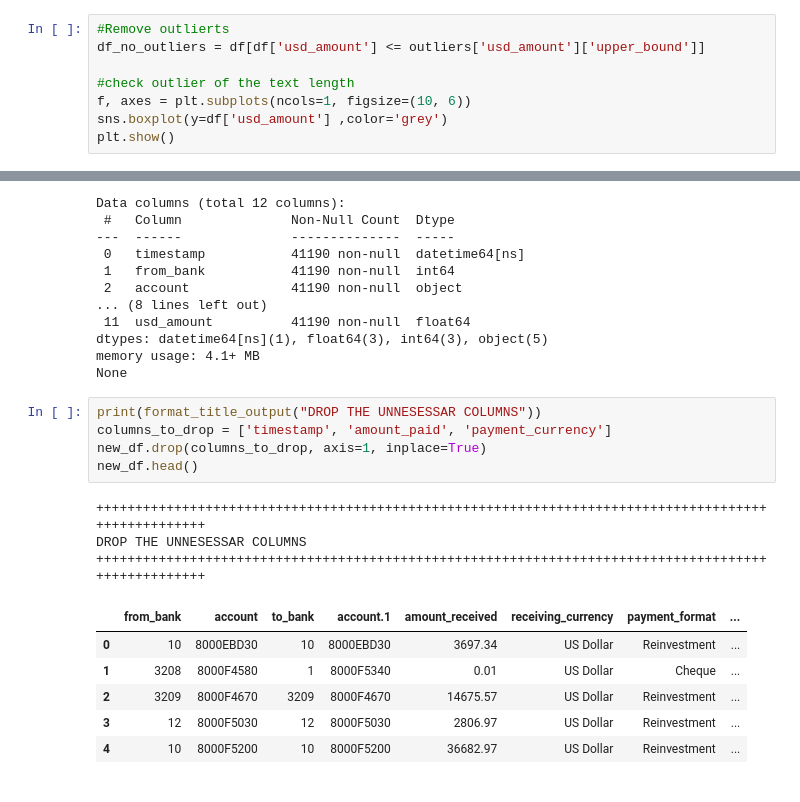
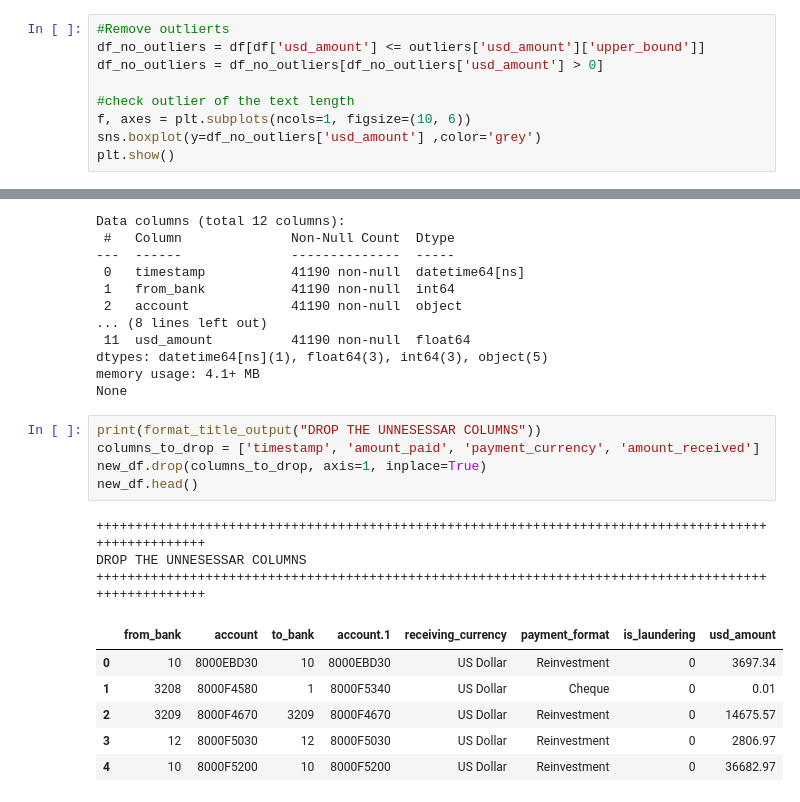
Before and after one commit to votanasrey/Hybrid-Node-Clustering-Approach-for-Graph-Based-Anti-Money-Laundering, a Jupyter notebook: model_dev/logistic_regression.ipynb, the cells around one changed output, grey strips where cells are left out. Cells and saved outputs as stored; diff of their text form.

```diff
--- a/model_dev/logistic_regression.ipynb
+++ b/model_dev/logistic_regression.ipynb
@@ -387,9 +399,10 @@ OUTLIERS DETECTION - AMOUNT RECEIVED & PAID
 # %%
 #Remove outlierts
 df_no_outliers = df[df['usd_amount'] <= outliers['usd_amount']['upper_bound']]
+df_no_outliers = df_no_outliers[df_no_outliers['usd_amount'] > 0]
 
 #check outlier of the text length
 f, axes = plt.subplots(ncols=1, figsize=(10, 6))
-sns.boxplot(y=df['usd_amount'] ,color='grey')
+sns.boxplot(y=df_no_outliers['usd_amount'] ,color='grey')
 plt.show()
 # %% [output]
@@ -525,17 +566,17 @@ memory usage: 4.1+ MB
 None
 # %%
 print(format_title_output("DROP THE UNNESESSAR COLUMNS"))
-columns_to_drop = ['timestamp', 'amount_paid', 'payment_currency']
+columns_to_drop = ['timestamp', 'amount_paid', 'payment_currency', 'amount_received']
 new_df.drop(columns_to_drop, axis=1, inplace=True)
 new_df.head()
 # %% [output]
 ++++++++++++++++++++++++++++++++++++++++++++++++++++++++++++++++++++++++++++++++++++++++++++++++++++
 DROP THE UNNESESSAR COLUMNS
 ++++++++++++++++++++++++++++++++++++++++++++++++++++++++++++++++++++++++++++++++++++++++++++++++++++
-|  | from_bank | account | to_bank | account.1 | amount_received | receiving_currency | payment_format | ... |
-| 0 | 10 | 8000EBD30 | 10 | 8000EBD30 | 3697.34 | US Dollar | Reinvestment | ... |
-| 1 | 3208 | 8000F4580 | 1 | 8000F5340 | 0.01 | US Dollar | Cheque | ... |
-| 2 | 3209 | 8000F4670 | 3209 | 8000F4670 | 14675.57 | US Dollar | Reinvestment | ... |
-| 3 | 12 | 8000F5030 | 12 | 8000F5030 | 2806.97 | US Dollar | Reinvestment | ... |
-| 4 | 10 | 8000F5200 | 10 | 8000F5200 | 36682.97 | US Dollar | Reinvestment | ... |
+|  | from_bank | account | to_bank | account.1 | receiving_currency | payment_format | is_laundering | usd_amount |
+| 0 | 10 | 8000EBD30 | 10 | 8000EBD30 | US Dollar | Reinvestment | 0 | 3697.34 |
+| 1 | 3208 | 8000F4580 | 1 | 8000F5340 | US Dollar | Cheque | 0 | 0.01 |
+| 2 | 3209 | 8000F4670 | 3209 | 8000F4670 | US Dollar | Reinvestment | 0 | 14675.57 |
+| 3 | 12 | 8000F5030 | 12 | 8000F5030 | US Dollar | Reinvestment | 0 | 2806.97 |
+| 4 | 10 | 8000F5200 | 10 | 8000F5200 | US Dollar | Reinvestment | 0 | 36682.97 |
 # %%
```
Also changed, not shown: parts of 8 cells of this notebook.
